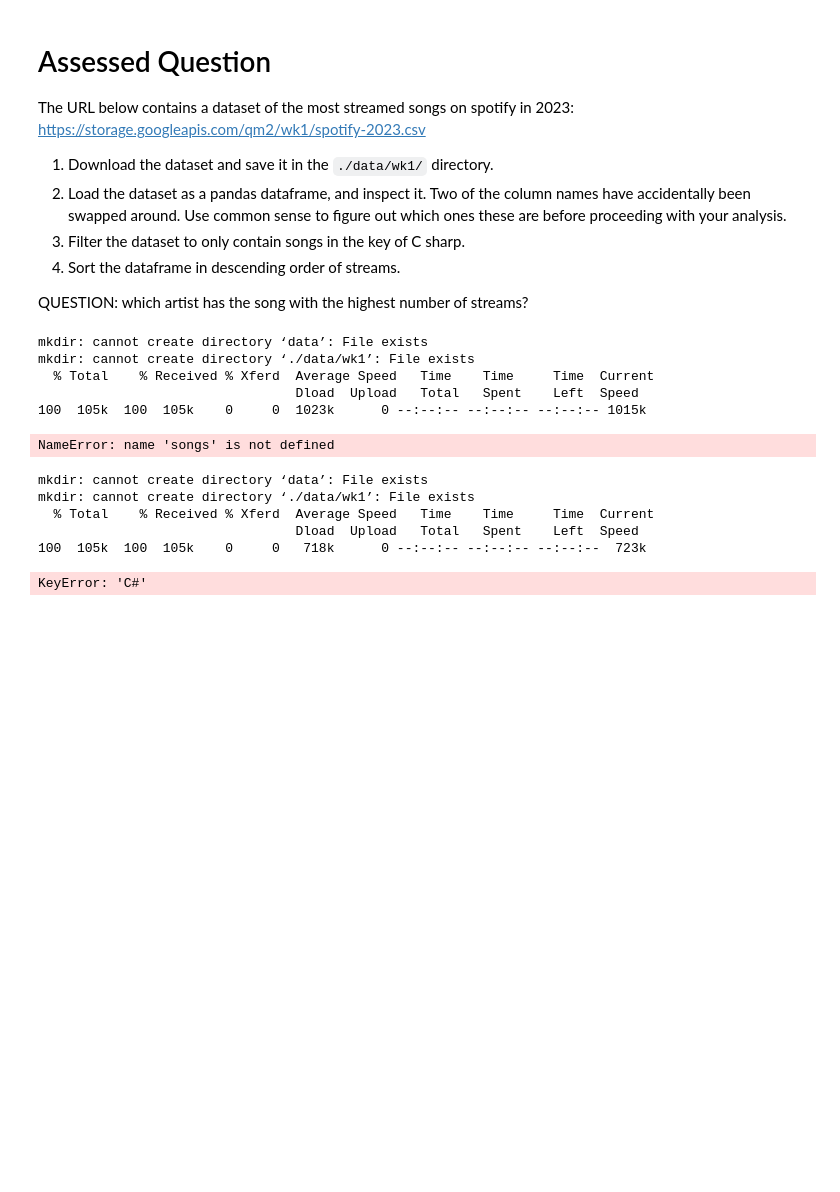
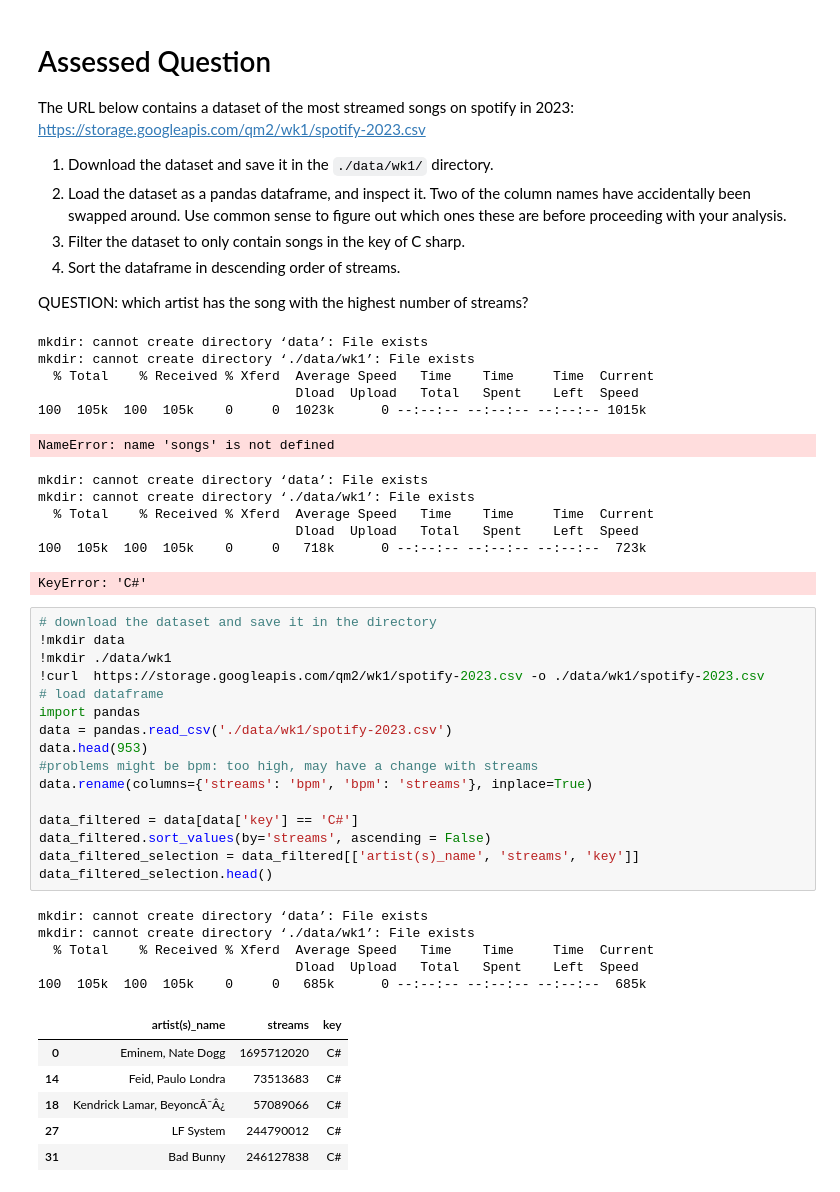
Before and after one commit to Alicepan06/QM2, a Jupyter notebook: notebooks/W01. Python Recap.ipynb, the cells around one changed output. Saved outputs shown, nothing was run; the diff lists cells and outputs as text; blank space fills up the shorter version.

```diff
--- a/notebooks/W01. Python Recap.ipynb
+++ b/notebooks/W01. Python Recap.ipynb
@@ -242,6 +242,34 @@ mkdir: cannot create directory ‘./data/wk1’: File exists
                                  Dload  Upload   Total   Spent    Left  Speed
 100  105k  100  105k    0     0   718k      0 --:--:-- --:--:-- --:--:--  723k
 KeyError: 'C#'
+# %%
+# download the dataset and save it in the directory
+!mkdir data
+!mkdir ./data/wk1
+!curl  https://storage.googleapis.com/qm2/wk1/spotify-2023.csv -o ./data/wk1/spotify-2023.csv
+# load dataframe
+import pandas
+data = pandas.read_csv('./data/wk1/spotify-2023.csv')
+data.head(953)
+#problems might be bpm: too high, may have a change with streams
+data.rename(columns={'streams': 'bpm', 'bpm': 'streams'}, inplace=True)
+
+data_filtered = data[data['key'] == 'C#']
+data_filtered.sort_values(by='streams', ascending = False)
+data_filtered_selection = data_filtered[['artist(s)_name', 'streams', 'key']]
+data_filtered_selection.head()
+# %% [output]
+mkdir: cannot create directory ‘data’: File exists
+mkdir: cannot create directory ‘./data/wk1’: File exists
+  % Total    % Received % Xferd  Average Speed   Time    Time     Time  Current
+                                 Dload  Upload   Total   Spent    Left  Speed
+100  105k  100  105k    0     0   685k      0 --:--:-- --:--:-- --:--:--  685k
+|  | artist(s)_name | streams | key |
+| 0 | Eminem, Nate Dogg | 1695712020 | C# |
+| 14 | Feid, Paulo Londra | 73513683 | C# |
+| 18 | Kendrick Lamar, BeyoncÃ¯Â¿ | 57089066 | C# |
+| 27 | LF System | 244790012 | C# |
+| 31 | Bad Bunny | 246127838 | C# |
 # %%
 # download the dataset and save it in the directory
 !mkdir data
```
Also changed, not shown: parts of 1 cell of this notebook.
